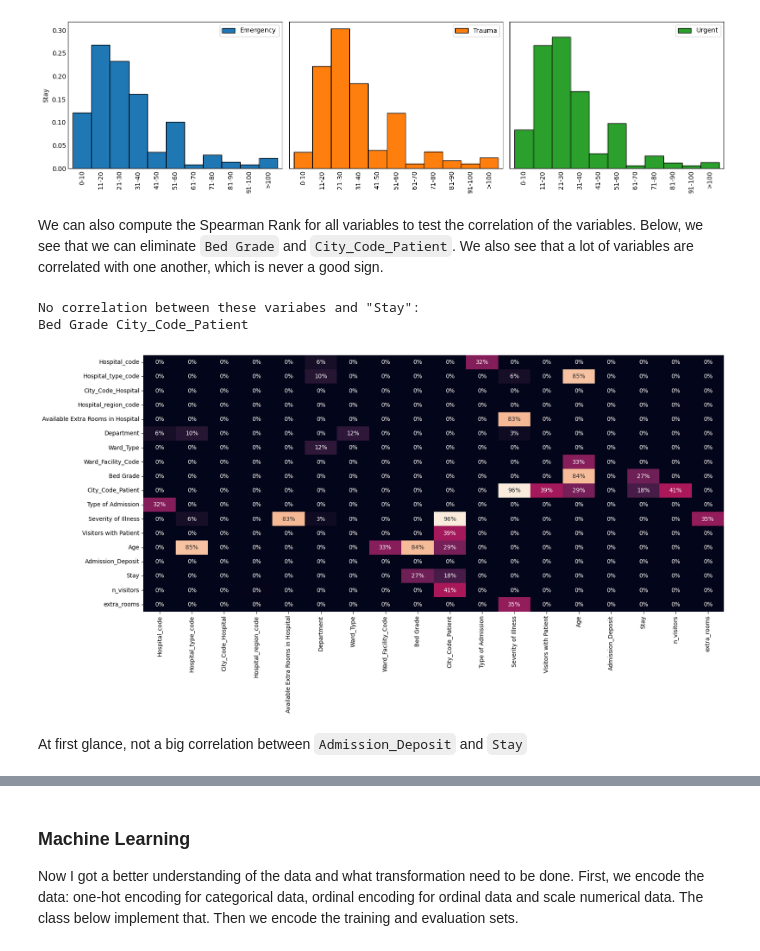
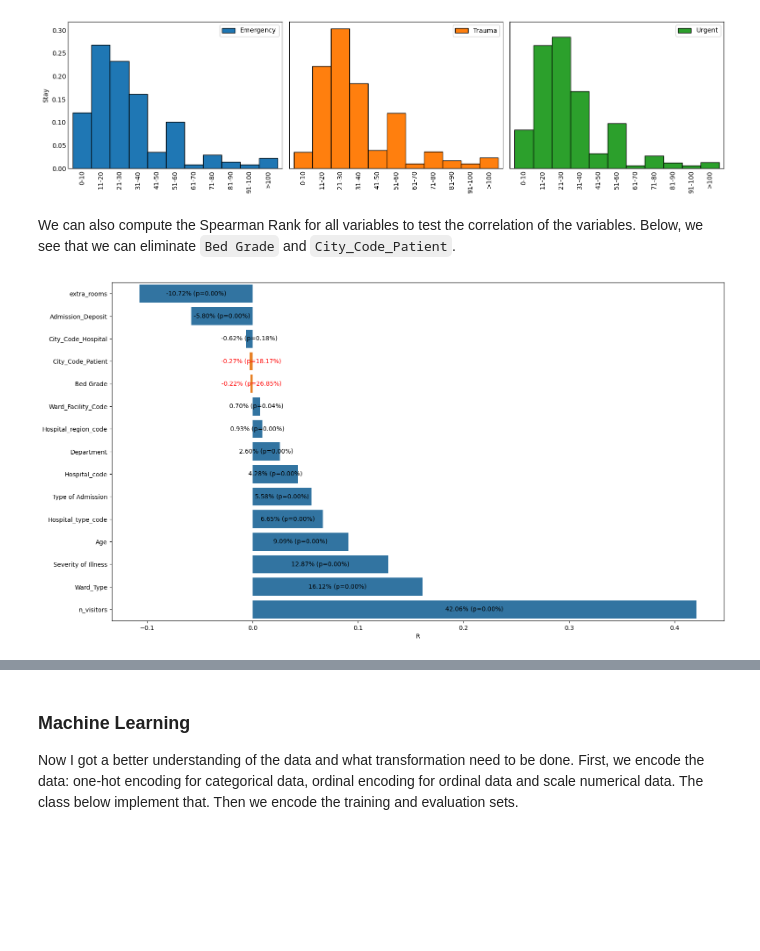
Before and after one commit to qmeeus/cluepoint-case, a Jupyter notebook: exercise1/StayLengthPrediction.ipynb, the cells around one changed output, grey strips where cells are left out. Saved outputs shown, nothing was run; the diff lists cells and outputs as text; code cells hidden in the pictures; blank space fills up the shorter version.

Commit message:
fix correlations in Ex1

```diff
--- a/exercise1/StayLengthPrediction.ipynb
+++ b/exercise1/StayLengthPrediction.ipynb
@@ -139,10 +139,12 @@ ax = sns.heatmap(
 ax.set_title("Before")
 
 train["n_visitors"] = pd.cut(
-    train["Visitors with Patient"],
+    train[varname],
     pd.IntervalIndex.from_tuples([(-1, 2), (2, 3), (3, 4), (4, 1000)])
 )
-test["n_visitors"] = pd.cut(test["Visitors with Patient"], train["n_visitors"].dtype.categories)
+test["n_visitors"] = pd.cut(test[varname], train["n_visitors"].dtype.categories)
+
+train, test = (df.drop([varname], axis=1) for df in (train, test))
 
 plt.figure(figsize=(18,5))
 ax = sns.heatmap(
@@ -169,6 +171,7 @@ ax.set_title("Before")
 
 train["extra_rooms"] = pd.qcut(train[varname], 4)
 test["extra_rooms"] = pd.cut(test[varname], train["extra_rooms"].dtype.categories)
+train, test = (df.drop([varname], axis=1) for df in (train, test))
 
 plt.figure(figsize=(18,5))
 ax = sns.heatmap(
@@ -332,29 +335,35 @@ Reject H0: "Type of Admission" and "Stay" are not independent
 [figure]
 # %% [markdown]
 We can also compute the Spearman Rank for all variables to test the correlation of the variables.
-Below, we see that we can eliminate `Bed Grade` and `City_Code_Patient`. We also see that a lot of variables are correlated with one another, which is never a good sign.
+Below, we see that we can eliminate `Bed Grade` and `City_Code_Patient`.
 # %%
 from scipy.stats import spearmanr
 
 def test_correlation(data, target_name, threshold=.05):
     columns = data.columns
 
+    feats = [x for x in data.columns if x != target_name]
+
     R, p = (
         pd.DataFrame(x, index=columns, columns=columns)
         for x in spearmanr(data.dropna(how="any", axis=0))
     )
 
-    mask = (p < threshold)
-    feats = list(columns)
-    feats.remove(target_name)
-    sns.heatmap(p, annot=True, fmt=".0%", cbar=False)
-    print(f'No correlation between these variabes and "{target_name}":')
-    print(" ".join(columns[~mask[target_name]]))
-    return R, p
+    df = pd.concat([df.loc[df.index != target_name, target_name] for df in (R, p)], axis=1)
+    df.columns = ["R", "p"]
+    df = df.sort_values("R")
+    df["accept_H0"] = df["p"] < threshold
+    plt.figure(figsize=(18, 10))
+    ax = sns.barplot(df["R"], orient="h") #, annot=True, fmt=".3f", cbar=False, cmap="viridis")
+    labels = list(map("{0[0]:.2%} (p={0[1]:.2%})".format, df.values))
+    labels = ax.bar_label(ax.containers[0], labels, label_type="center", fontsize=10)
+    for bar, label, accept in zip(ax.containers[0], labels, df["accept_H0"]):
+        if not(accept):
+            bar.set(facecolor=palette[1])
+            label.set(color="red")
+    return df
 
 test_correlation(train.dropna(how="any", axis=0), target_name);
 # %% [output]
-No correlation between these variabes and "Stay":
-Bed Grade City_Code_Patient
-[figure, old version]
+[figure, new version]
 # %%
@@ -362,4 +371,2 @@ to_drop = ["Bed Grade", "City_Code_Patient", "Visitors with Patient", "Available
 train.drop(to_drop, axis=1, inplace=True)
 test.drop(to_drop, axis=1, inplace=True)
-# %% [markdown]
-At first glance, not a big correlation between `Admission_Deposit` and `Stay`
```
Also changed, not shown: parts of 11 cells of this notebook, 4 other files.
